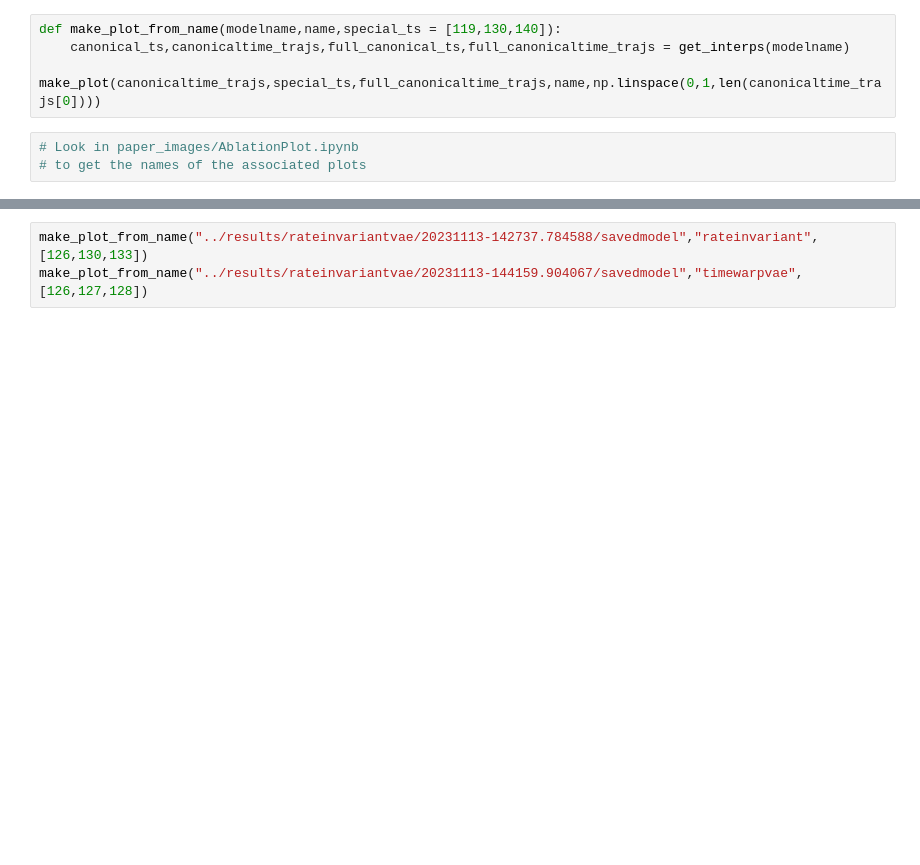
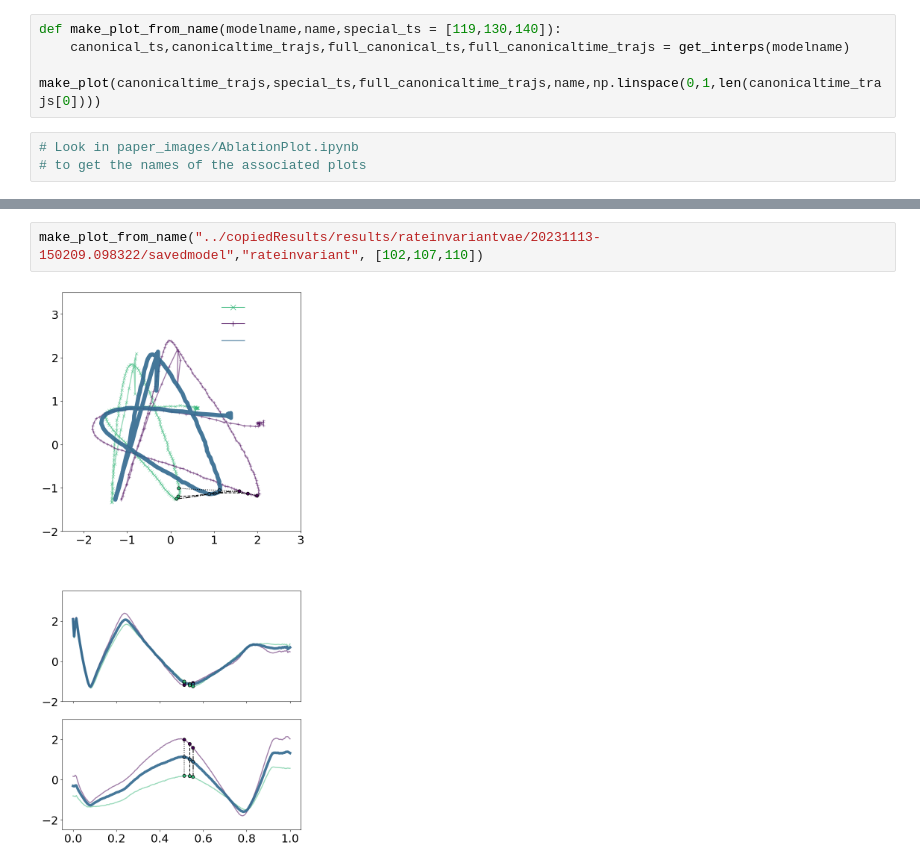
Before and after one commit to travers-rhodes/TimewarpVAE, a Jupyter notebook: paper_images/InterpolateTwoAs-RateInvariant.ipynb, the cells around one changed output, grey strips where cells are left out. Saved outputs shown, nothing was run; the diff lists cells and outputs as text; blank space fills up the shorter version.

```diff
--- a/paper_images/InterpolateTwoAs-RateInvariant.ipynb
+++ b/paper_images/InterpolateTwoAs-RateInvariant.ipynb
@@ -140,3 +157,4 @@ def make_plot_from_name(modelname,name,special_ts = [119,130,140]):
 # %%
-make_plot_from_name("../results/rateinvariantvae/20231113-142737.784588/savedmodel","rateinvariant", [126,130,133])
-make_plot_from_name("../results/rateinvariantvae/20231113-144159.904067/savedmodel","timewarpvae", [126,127,128])
+make_plot_from_name("../copiedResults/results/rateinvariantvae/20231113-150209.098322/savedmodel","rateinvariant", [102,107,110])
+# %% [output]
+[figure, added]
```
Also changed, not shown: parts of 2 cells of this notebook, 29 other files.
